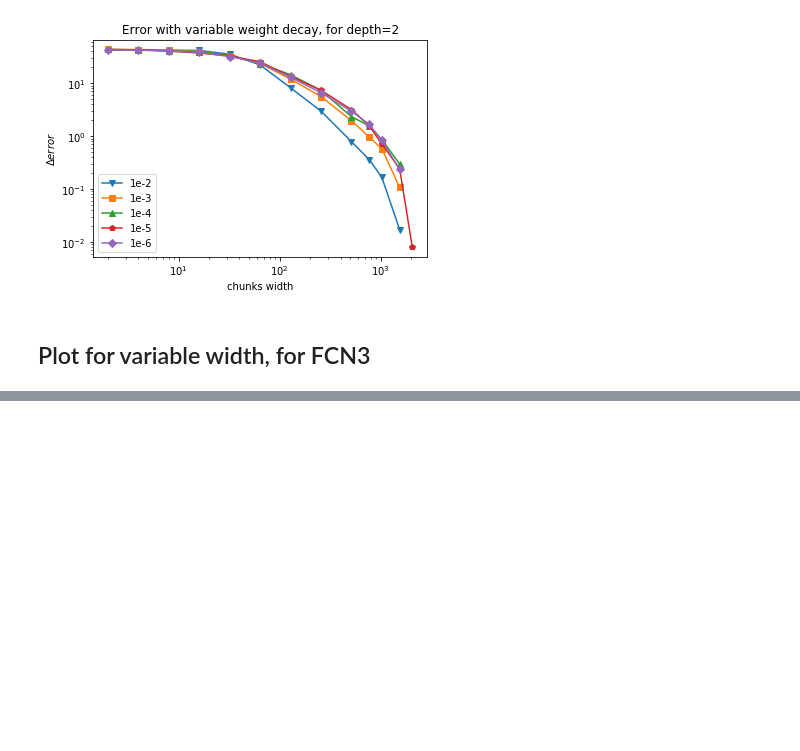
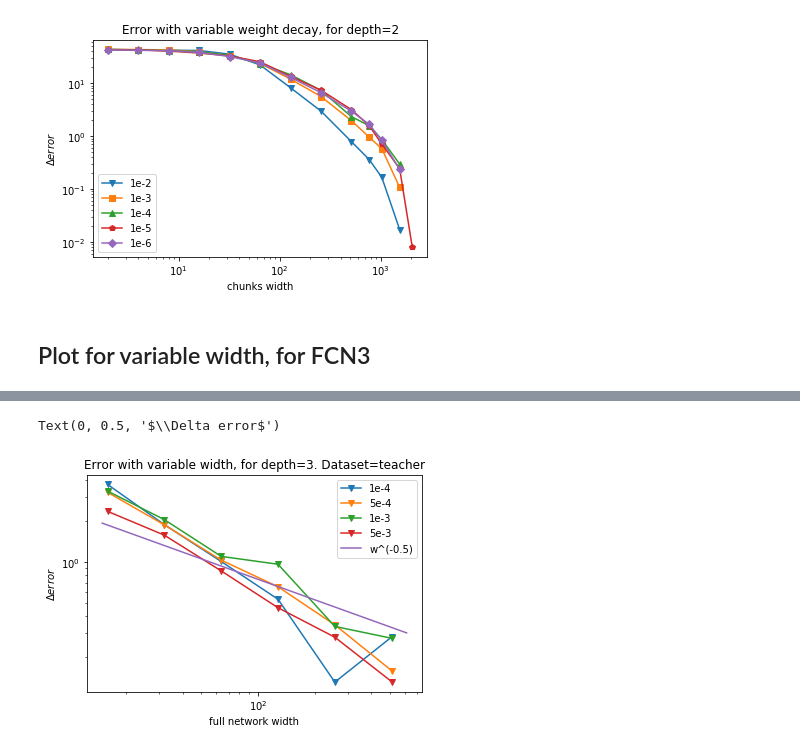
Before and after one commit to fcaretti/mitosis_MNIST, a Jupyter notebook: Notebook for plots.ipynb, the cells around one changed output, grey strips where cells are left out. Saved outputs shown, nothing was run; the diff lists cells and outputs as text; code cells hidden in the pictures; blank space fills up the shorter version.

```diff
--- a/Notebook for plots.ipynb
+++ b/Notebook for plots.ipynb
@@ -113,0 +192,24 @@ for i in range(len(Ws)):
+# %%
+fig = plt.figure()
+ax = plt.gca()
+ax.plot(widths,y_arrays[0],marker="v",label="1e-4")
+ax.plot(widths,y_arrays[1],marker="v",label="5e-4")
+ax.plot(widths,y_arrays[2],marker="v",label="1e-3")
+ax.plot(widths,y_arrays[3],marker="v",label="5e-3")
+#ax.plot(widths,y_arrays[4],marker="v",label="5e-3")
+#ax.plot(widths,y_arrays[5],marker="v",label="1e-2")
+
+x = np.linspace(widths[0]-1,1.2*W,1000)
+a=y_arrays[2][-1]/(widths[-1]**(-0.5))
+y=1.2*a*x**(-0.5)
+ax.plot(x,y,label='w^(-0.5)')
+
+ax.set_title(f'Error with variable width, for depth={depth}. Dataset={dataset}')
+ax.set_yscale('log')
+ax.set_xscale('log')
+ax.legend()
+plt.xlabel('full network width')
+plt.ylabel('$\Delta error$')
+# %% [output]
+Text(0, 0.5, '$\\Delta error$')
+[figure, added]
```
Also changed, not shown: parts of 26 cells of this notebook, 4 other files.
